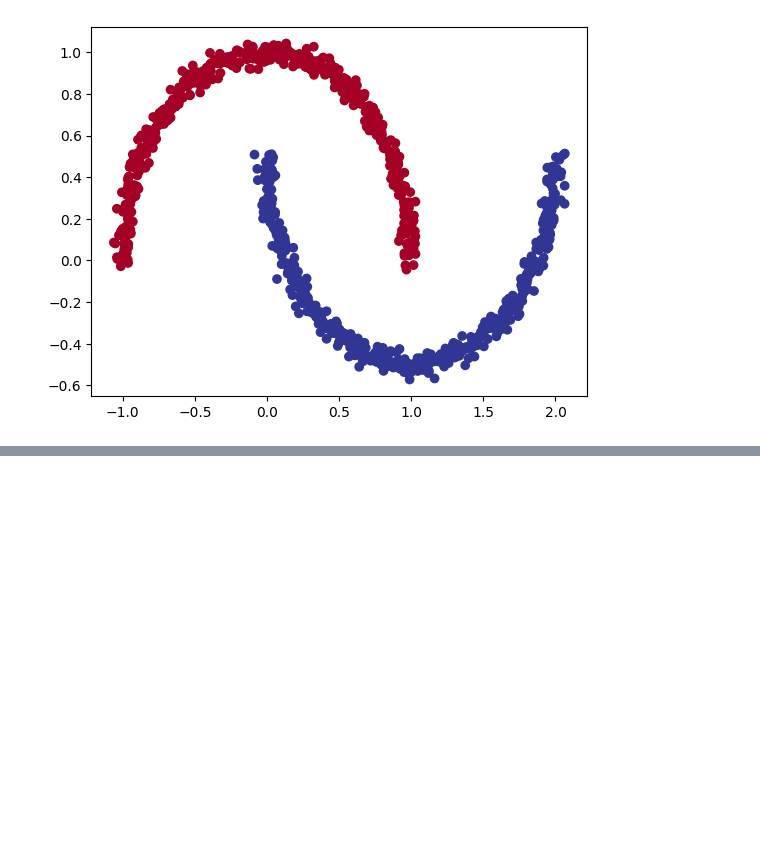
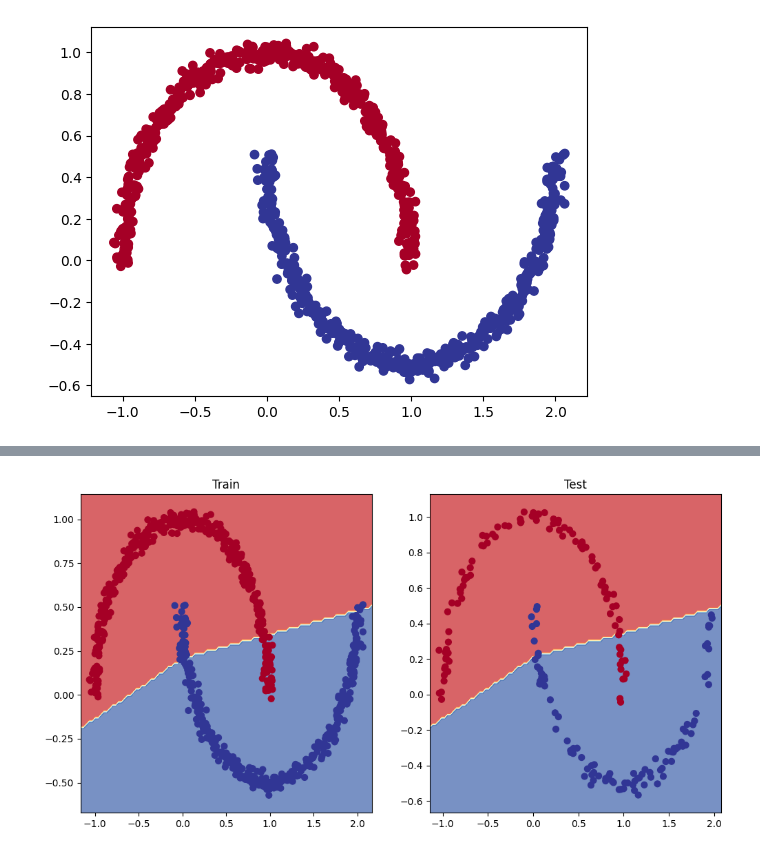
Before and after one commit to iota07/jupyter-notebooks, a Jupyter notebook: 02_Neural_network_classification_with_TensorFlow_Exercises.ipynb, the cells around one changed output, grey strips where cells are left out. Drawn from its saved outputs; the diff is of its cells as text; code cells hidden in the pictures; blank space fills up the shorter version.

```diff
--- a/02_Neural_network_classification_with_TensorFlow_Exercises.ipynb
+++ b/02_Neural_network_classification_with_TensorFlow_Exercises.ipynb
@@ -107,0 +243,17 @@ plt.scatter(X[:,0], X[:,1], c=y, cmap=plt.cm.RdYlBu);
+# %%
+# Let's try improving the model by adding more hidden units in the firs layer
+tf.random.set_seed(42)
+
+# Create model 4
+model_4 = tf.keras.Sequential([
+    tf.keras.layers.Dense(10, activation="relu"),
+    tf.keras.layers.Dense(1, activation="sigmoid")
+])
+
+# Compile model 4
+model_4.compile(loss=tf.keras.losses.BinaryCrossentropy(),
+                optimizer=tf.keras.optimizers.Adam(),
+                metrics=["accuracy"])
+
+# Fit the model 4
+history_model_4 = model_4.fit(X_train, y_train, epochs=100)
@@ -107,0 +284,11 @@ plt.scatter(X[:,0], X[:,1], c=y, cmap=plt.cm.RdYlBu);
+# %%
+# Let's plot the decision boundaries for the training and test sets
+plt.figure(figsize=(12,6))
+plt.subplot(1,2,1)
+plt.title("Train")
+plot_decision_boundary(model_4, X=X_train, y=y_train)
+plt.subplot(1,2,2)
+plt.title("Test")
+plot_decision_boundary(model_4, X=X_test, y=y_test)
+plt.show()
+# %% [output]
@@ -107,0 +299 @@ plt.scatter(X[:,0], X[:,1], c=y, cmap=plt.cm.RdYlBu);
+[figure, added]
```
Also changed, not shown: parts of 24 cells of this notebook.
